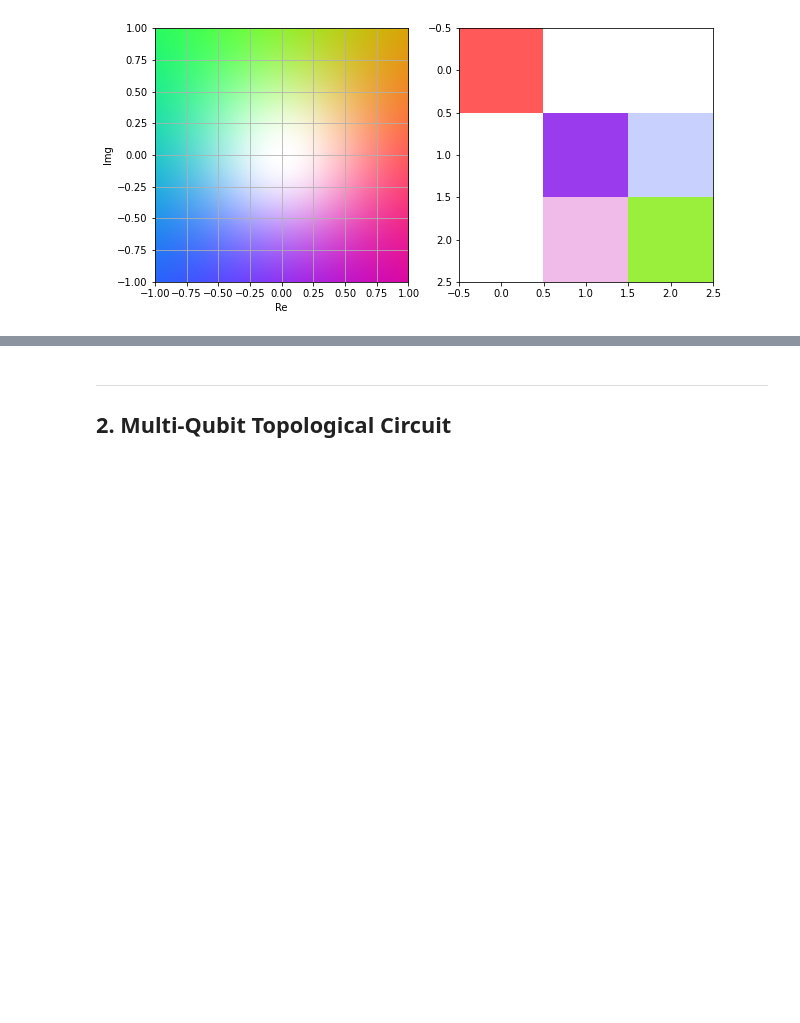
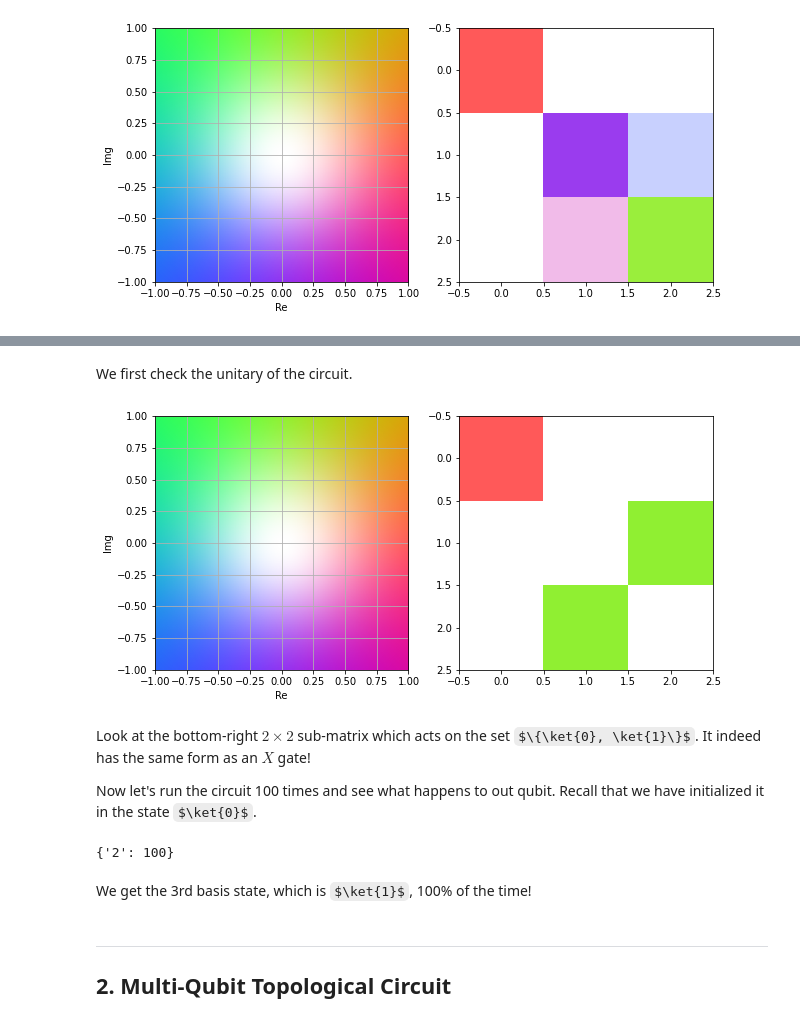
Before and after one commit to adrabi-abderrahim/tqc, a Jupyter notebook: tqc/C02_Topological_Braiding_Circuit_Simulator.ipynb, the cells around one changed output, grey strips where cells are left out. Drawn from its saved outputs; the diff is of its cells as text; code cells hidden in the pictures; some formulas as TeX source; blank space fills up the shorter version.

```diff
--- a/tqc/C02_Topological_Braiding_Circuit_Simulator.ipynb
+++ b/tqc/C02_Topological_Braiding_Circuit_Simulator.ipynb
@@ -285,0 +314,10 @@ cplot(circuit.unitary())
+# %% [markdown]
+We first check the unitary of the circuit.
+# %%
+cplot(not_circuit.unitary())
+# %% [output]
+[figure, added]
+# %% [markdown]
+Look at the bottom-right $2 \times 2$ sub-matrix which acts on the set $\{\ket{0}, \ket{1}\}$. It indeed has the same form as an $X$ gate!
+
+Now let's run the circuit 100 times and see what happens to out qubit. Recall that we have initialized it in the state $\ket{0}$.
@@ -286,3 +326,9 @@ cplot(circuit.unitary())
+# %%
+print(result['counts'])
+# %% [output]
+{'2': 100}
+# %% [markdown]
+We get the 3rd basis state, which is $\ket{1}$, 100% of the time!
 # %% [markdown]
 <hr>
 <a id="200"></a>
```
Also changed, not shown: parts of 52 cells of this notebook.
